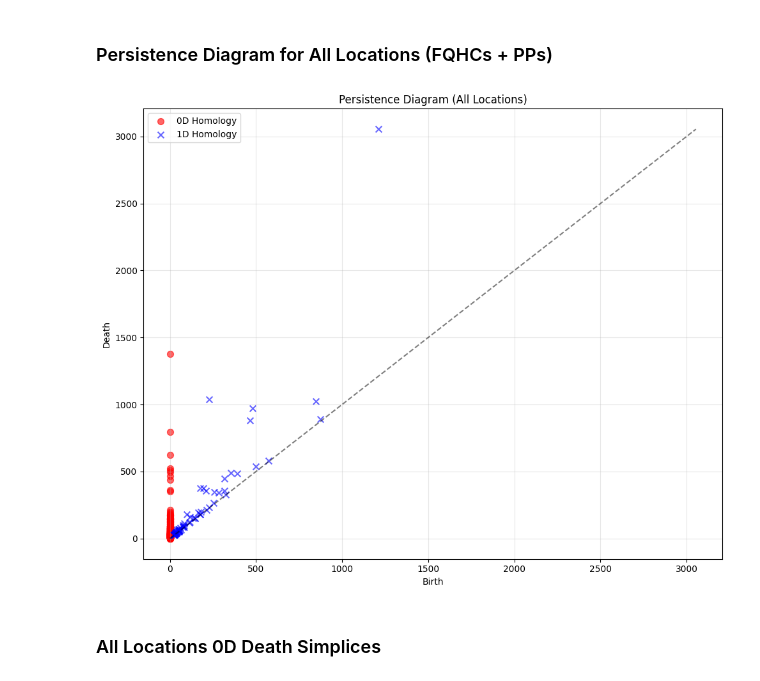
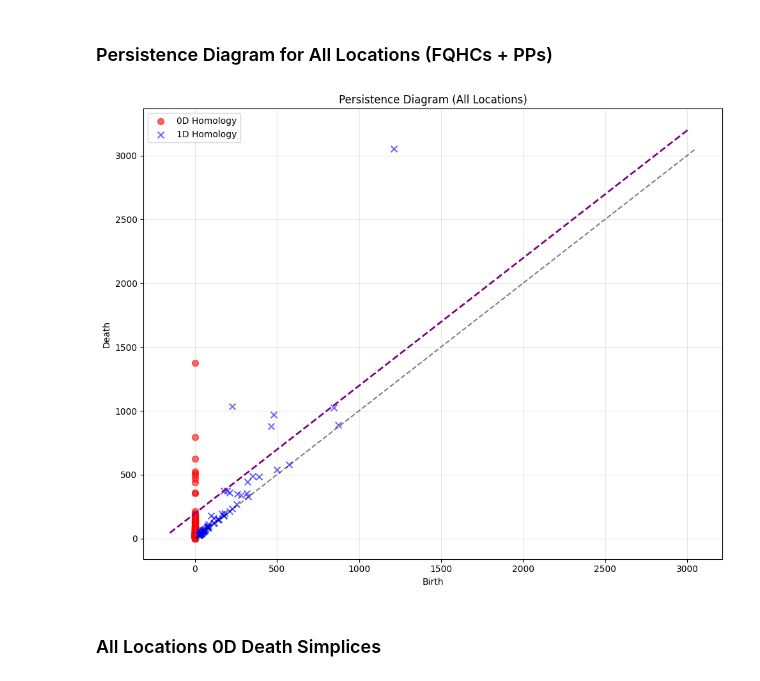
Before and after one commit to deniseg20/MSRIUP_TDA_Healthcare_Accessibility, a Jupyter notebook: persistent_homology/pd_computations/ph_computations_unweighted.ipynb, the cells around one changed output. Cells and saved outputs as stored; diff of their text form; code cells hidden in the pictures.

```diff
--- a/persistent_homology/pd_computations/ph_computations_unweighted.ipynb
+++ b/persistent_homology/pd_computations/ph_computations_unweighted.ipynb
@@ -361,14 +498,25 @@ thresh = 120
 [figure]
 # %% [markdown]
 ### Persistence Diagram for All Locations (FQHCs + PPs)
-# %%
-# 1. Plot persistence diagram
-plot_persistence_diagram_fixed(ph)
-plt.title(f"Persistence Diagram (All Locations)")
-plt.tight_layout()
-plt.show()
-# %% [output]
-[figure, removed]
+# %%
+# 1. Plot persistence diagram
+plot_persistence_diagram_fixed(ph)
+mean_distance = calculate_mean_distance(distance_matrix)
+
+# Get the plot limits to draw the parallel line
+xlim = plt.xlim()
+ylim = plt.ylim()
+min_val = max(xlim[0], ylim[0])
+max_val = min(xlim[1], ylim[1] - mean_distance)
+# Draw line parallel to diagonal: death = birth + mean_distance
+x_vals = [min_val, max_val]
+y_vals = [min_val + mean_distance, max_val + mean_distance]
+plt.plot(x_vals, y_vals, color='purple', linestyle='--', linewidth=2, label=f'Mean Distance = {mean_distance:.2f}')
+plt.title(f"Persistence Diagram (All Locations)")
+plt.tight_layout()
+plt.show()
+# %% [output]
+[figure, added]
 # %% [markdown]
 ### All Locations 0D Death Simplices
 # %%
```
Also changed, not shown: parts of 13 cells of this notebook, 1 other file.
